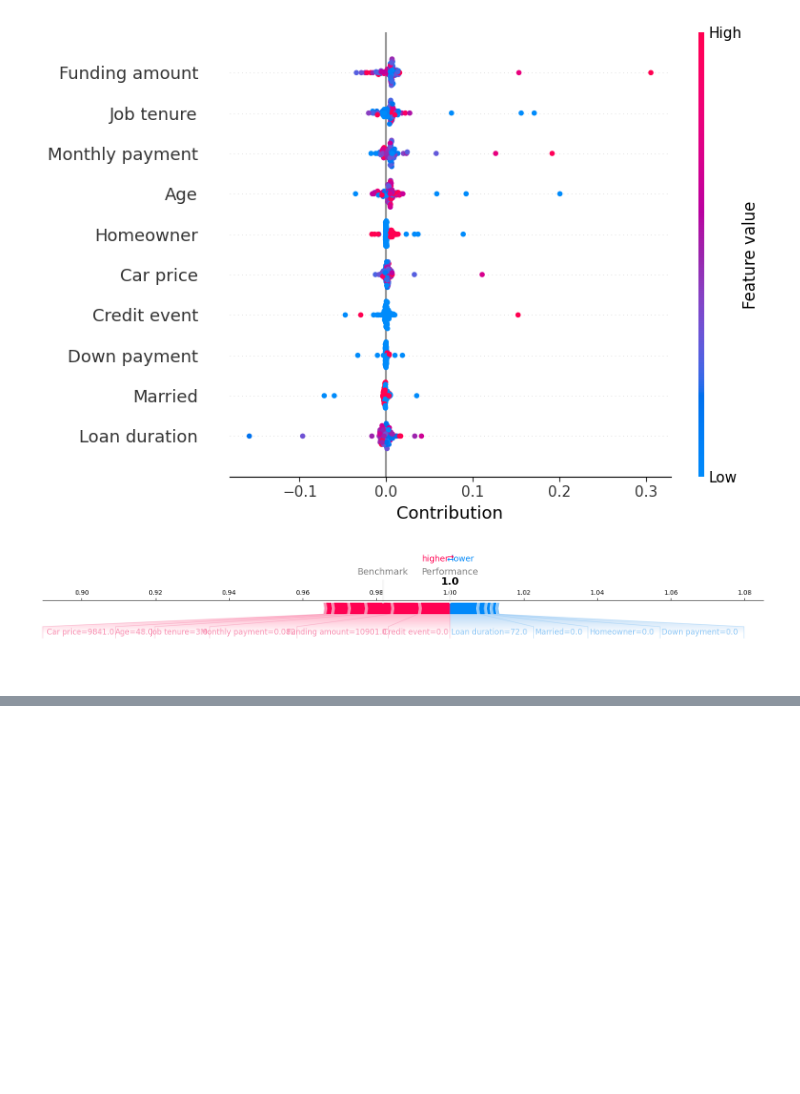
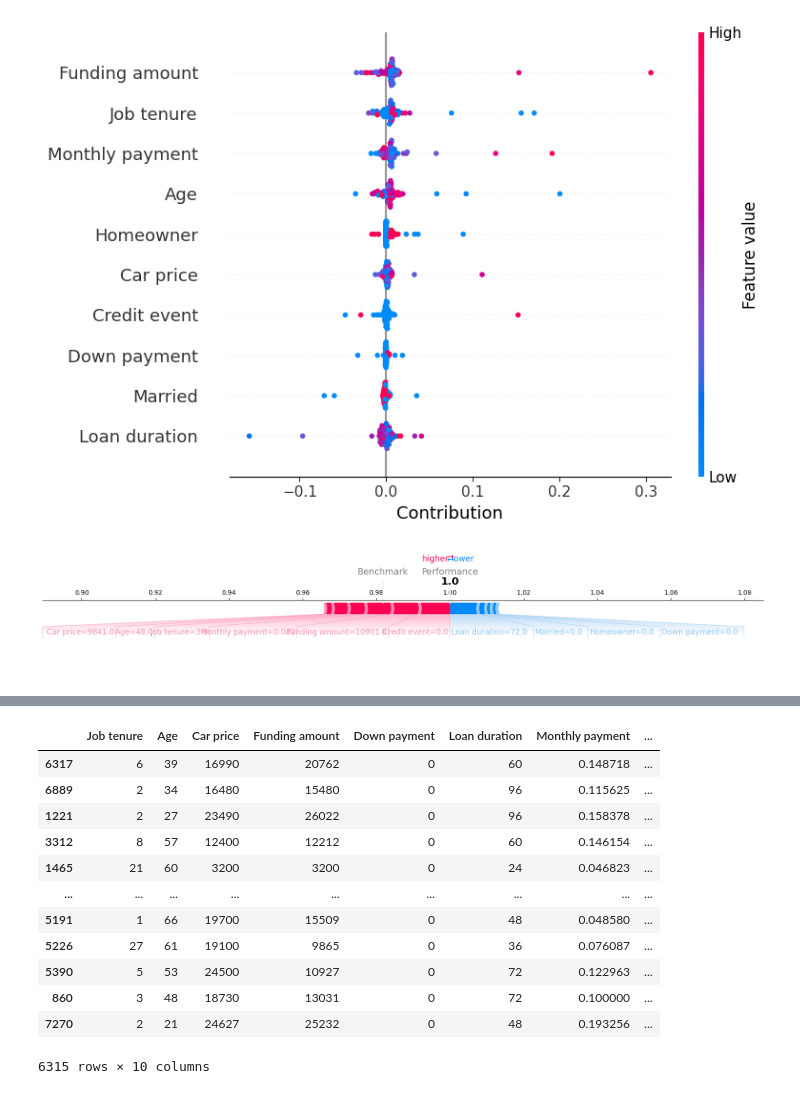
Before and after one commit to julescrevola/interpret_fair, a Jupyter notebook: notebooks/own_model.ipynb, the cells around one changed output, grey strips where cells are left out. Saved outputs shown, nothing was run; the diff lists cells and outputs as text; code cells hidden in the pictures; blank space fills up the shorter version.

```diff
--- a/notebooks/own_model.ipynb
+++ b/notebooks/own_model.ipynb
@@ -165,0 +178,16 @@ Performance Metrics:  0.787
+# %%
+X_train
+# %% [output]
+|  | Job tenure | Age | Car price | Funding amount | Down payment | Loan duration | Monthly payment | ... |
+| 6317 | 6 | 39 | 16990 | 20762 | 0 | 60 | 0.148718 | ... |
+| 6889 | 2 | 34 | 16480 | 15480 | 0 | 96 | 0.115625 | ... |
+| 1221 | 2 | 27 | 23490 | 26022 | 0 | 96 | 0.158378 | ... |
+| 3312 | 8 | 57 | 12400 | 12212 | 0 | 60 | 0.146154 | ... |
+| 1465 | 21 | 60 | 3200 | 3200 | 0 | 24 | 0.046823 | ... |
+| ... | ... | ... | ... | ... | ... | ... | ... | ... |
+| 5191 | 1 | 66 | 19700 | 15509 | 0 | 48 | 0.048580 | ... |
+| 5226 | 27 | 61 | 19100 | 9865 | 0 | 36 | 0.076087 | ... |
+| 5390 | 5 | 53 | 24500 | 10927 | 0 | 72 | 0.122963 | ... |
+| 860 | 3 | 48 | 18730 | 13031 | 0 | 72 | 0.100000 | ... |
+| 7270 | 2 | 21 | 24627 | 25232 | 0 | 48 | 0.193256 | ... |
+6315 rows × 10 columns
```
Also changed, not shown: parts of 6 cells of this notebook, 6 other files.
